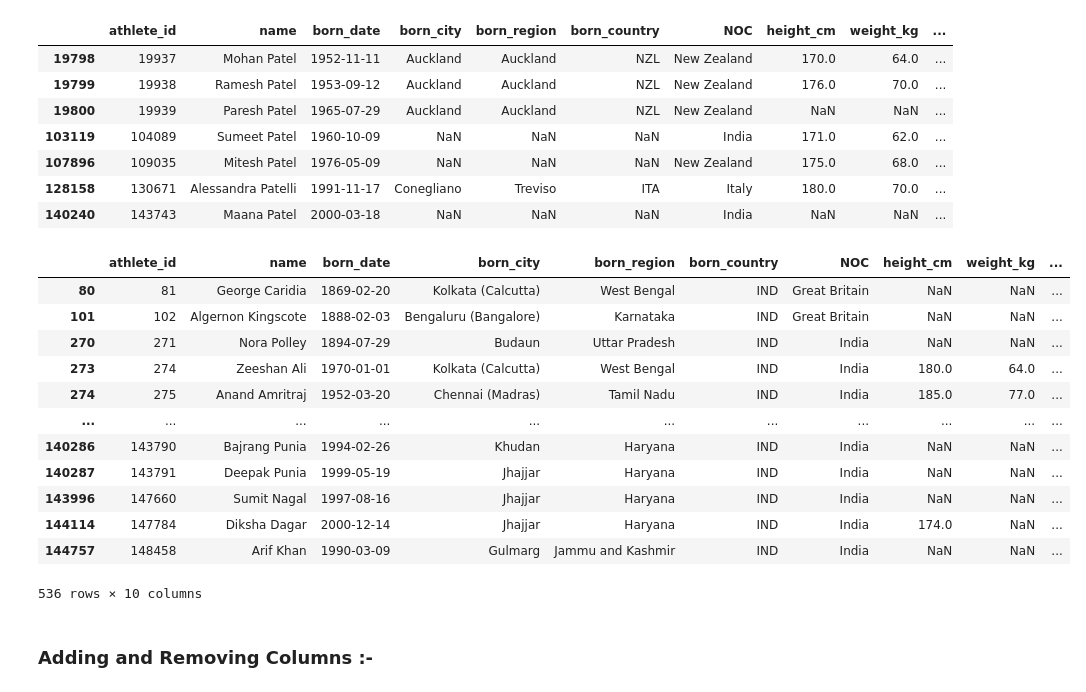
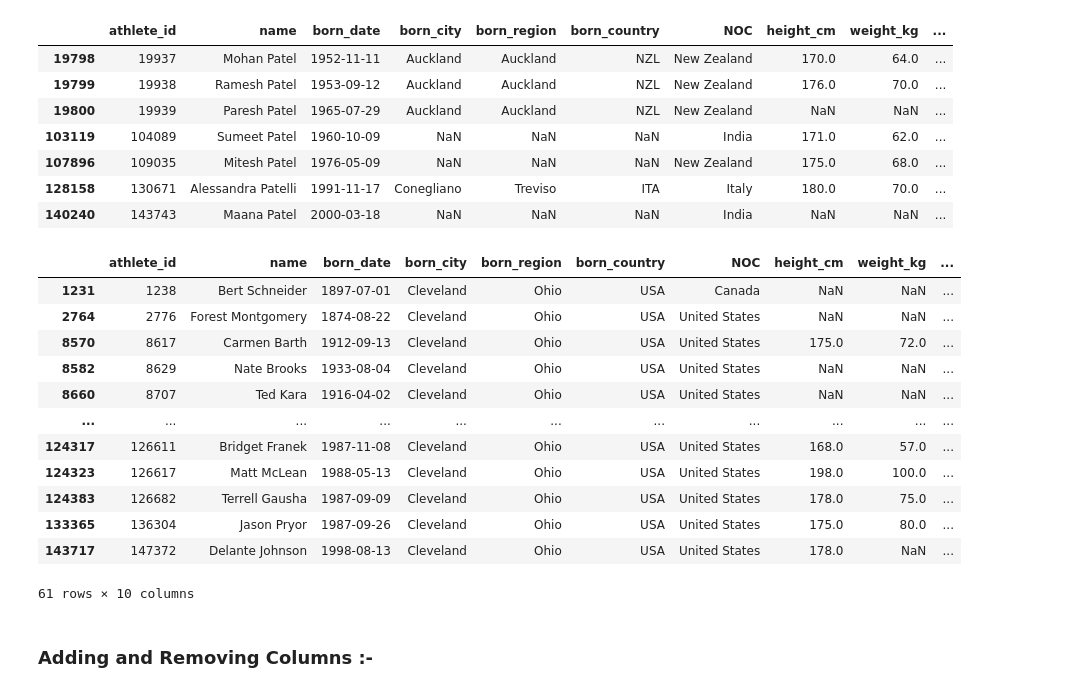
Before and after one commit to pmittal1805/machine-learning-30days, a Jupyter notebook: Day3_Pandas.ipynb, the cells around one changed output. Saved outputs shown, nothing was run; the diff lists cells and outputs as text; code cells hidden in the pictures.

```diff
--- a/Day3_Pandas.ipynb
+++ b/Day3_Pandas.ipynb
@@ -218,23 +218,23 @@ bios[bios['name'].str.contains('Panchal | Patel')]
 | 128158 | 130671 | Alessandra Patelli | 1991-11-17 | Conegliano | Treviso | ITA | Italy | 180.0 | 70.0 | ... |
 | 140240 | 143743 | Maana Patel | 2000-03-18 | NaN | NaN | NaN | India | NaN | NaN | ... |
 # %%
-bios[bios['born_country'].isin(["USA","IND"]) & (bios['name'].str.startswith('Martin'))]
+# bios[bios['born_country'].isin(["USA","IND"]) & (bios['name'].str.startswith('Martin'))]
 bios[bios['born_city'] == 'Cleveland']
-bios.query('born_country == "IND"')
+# bios.query('born_country == "IND"')
 # %% [output]
 |  | athlete_id | name | born_date | born_city | born_region | born_country | NOC | height_cm | weight_kg | ... |
-| 80 | 81 | George Caridia | 1869-02-20 | Kolkata (Calcutta) | West Bengal | IND | Great Britain | NaN | NaN | ... |
-| 101 | 102 | Algernon Kingscote | 1888-02-03 | Bengaluru (Bangalore) | Karnataka | IND | Great Britain | NaN | NaN | ... |
-| 270 | 271 | Nora Polley | 1894-07-29 | Budaun | Uttar Pradesh | IND | India | NaN | NaN | ... |
-| 273 | 274 | Zeeshan Ali | 1970-01-01 | Kolkata (Calcutta) | West Bengal | IND | India | 180.0 | 64.0 | ... |
-| 274 | 275 | Anand Amritraj | 1952-03-20 | Chennai (Madras) | Tamil Nadu | IND | India | 185.0 | 77.0 | ... |
+| 1231 | 1238 | Bert Schneider | 1897-07-01 | Cleveland | Ohio | USA | Canada | NaN | NaN | ... |
+| 2764 | 2776 | Forest Montgomery | 1874-08-22 | Cleveland | Ohio | USA | United States | NaN | NaN | ... |
+| 8570 | 8617 | Carmen Barth | 1912-09-13 | Cleveland | Ohio | USA | United States | 175.0 | 72.0 | ... |
+| 8582 | 8629 | Nate Brooks | 1933-08-04 | Cleveland | Ohio | USA | United States | NaN | NaN | ... |
+| 8660 | 8707 | Ted Kara | 1916-04-02 | Cleveland | Ohio | USA | United States | NaN | NaN | ... |
 | ... | ... | ... | ... | ... | ... | ... | ... | ... | ... | ... |
-| 140286 | 143790 | Bajrang Punia | 1994-02-26 | Khudan | Haryana | IND | India | NaN | NaN | ... |
-| 140287 | 143791 | Deepak Punia | 1999-05-19 | Jhajjar | Haryana | IND | India | NaN | NaN | ... |
-| 143996 | 147660 | Sumit Nagal | 1997-08-16 | Jhajjar | Haryana | IND | India | NaN | NaN | ... |
-| 144114 | 147784 | Diksha Dagar | 2000-12-14 | Jhajjar | Haryana | IND | India | 174.0 | NaN | ... |
-| 144757 | 148458 | Arif Khan | 1990-03-09 | Gulmarg | Jammu and Kashmir | IND | India | NaN | NaN | ... |
+| 124317 | 126611 | Bridget Franek | 1987-11-08 | Cleveland | Ohio | USA | United States | 168.0 | 57.0 | ... |
+| 124323 | 126617 | Matt McLean | 1988-05-13 | Cleveland | Ohio | USA | United States | 198.0 | 100.0 | ... |
+| 124383 | 126682 | Terrell Gausha | 1987-09-09 | Cleveland | Ohio | USA | United States | 178.0 | 75.0 | ... |
+| 133365 | 136304 | Jason Pryor | 1987-09-26 | Cleveland | Ohio | USA | United States | 175.0 | 80.0 | ... |
+| 143717 | 147372 | Delante Johnson | 1998-08-13 | Cleveland | Ohio | USA | United States | 178.0 | NaN | ... |
-536 rows × 10 columns
+61 rows × 10 columns
 # %% [markdown]
 ### Adding and Removing Columns :-
 # %%
```
Also changed, not shown: parts of 20 cells of this notebook.
